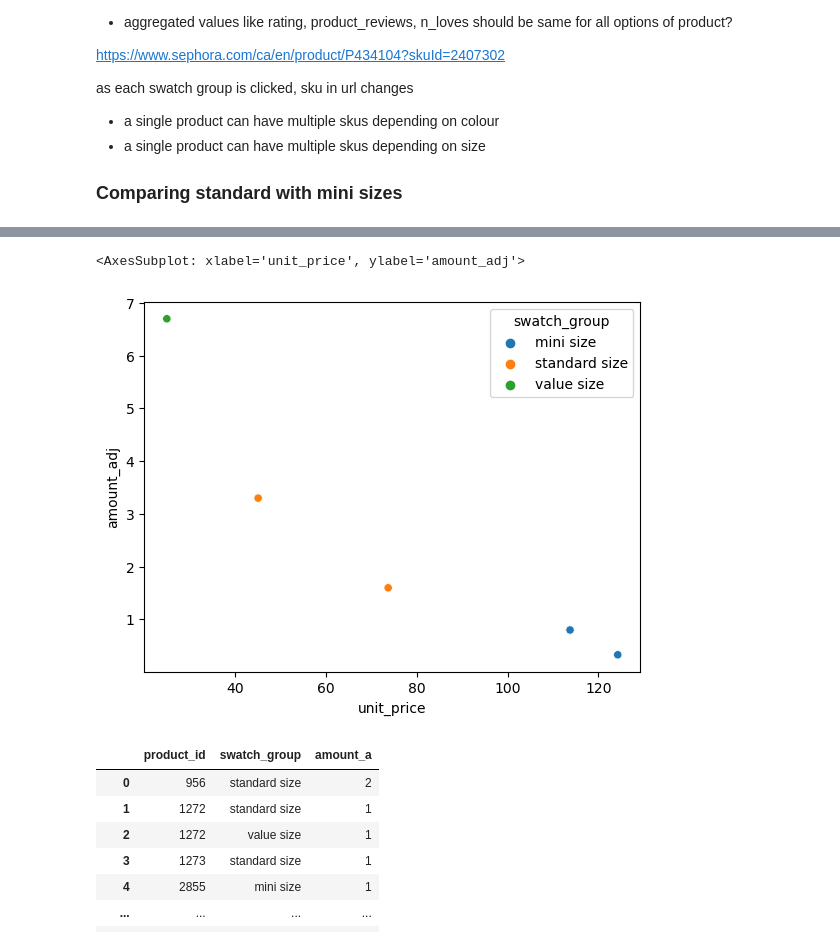
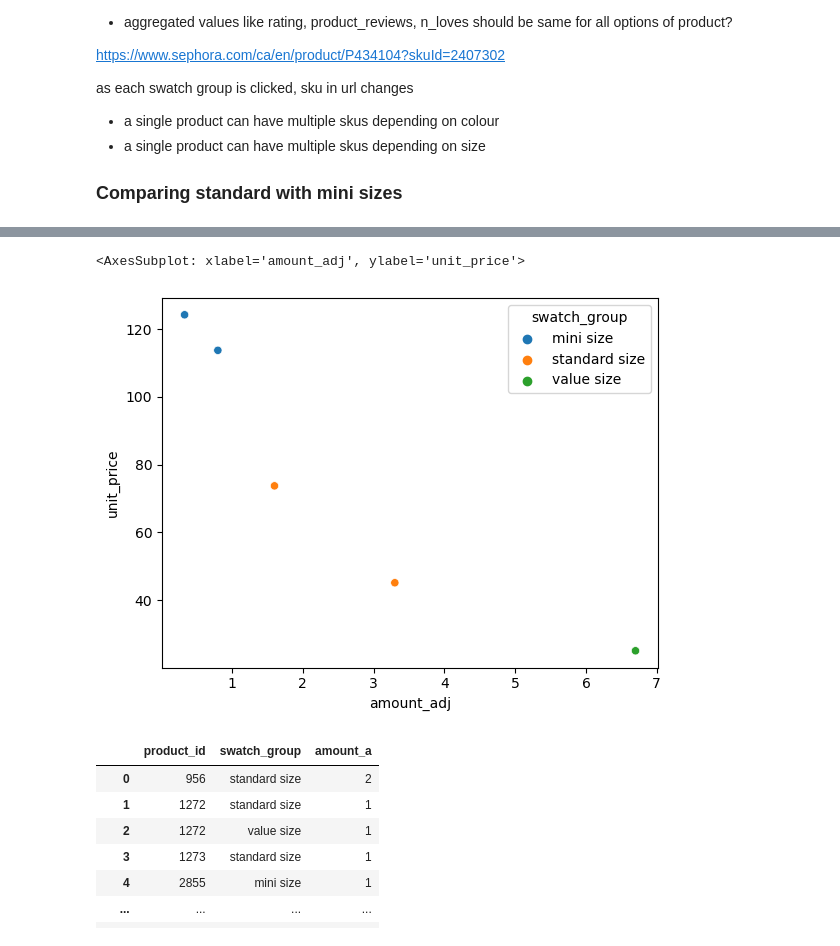
Before and after one commit to leblanchannah/value-cluster, a Jupyter notebook: product_EDA.ipynb, the cells around one changed output, grey strips where cells are left out. Drawn from its saved outputs; the diff is of its cells as text; code cells hidden in the pictures.

```diff
--- a/product_EDA.ipynb
+++ b/product_EDA.ipynb
@@ -218,10 +221,10 @@ g = sns.catplot(
 # %%
 
 dg_light_blue = df[df['product_id']==12420]
-sns.scatterplot(data=dg_light_blue, x='unit_price', y='amount_adj', hue='swatch_group')
+sns.scatterplot(data=dg_light_blue, x='amount_adj', y='unit_price', hue='swatch_group')
 # %% [output]
-<AxesSubplot: xlabel='unit_price', ylabel='amount_adj'>
+<AxesSubplot: xlabel='amount_adj', ylabel='unit_price'>
-[figure, old version]
+[figure, new version]
 # %%
 temp = df[df['swatch_group'].isin(['standard size','mini size'])].groupby(['product_id','swatch_group'], as_index=False)['amount_a'].nunique()
 temp = temp.groupby(['product_id'], as_index=False)['amount_a'].sum()
```
Also changed, not shown: parts of 8 cells of this notebook.
